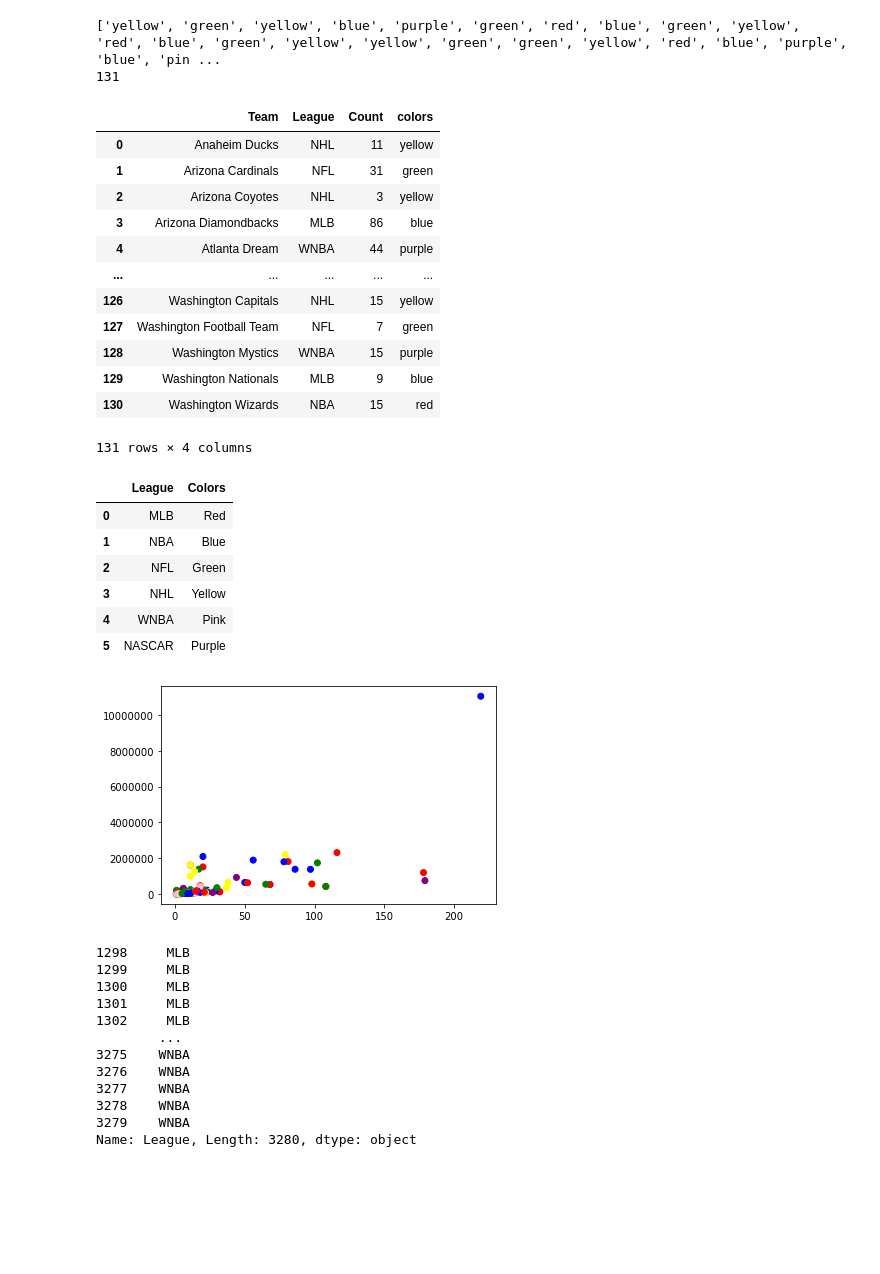
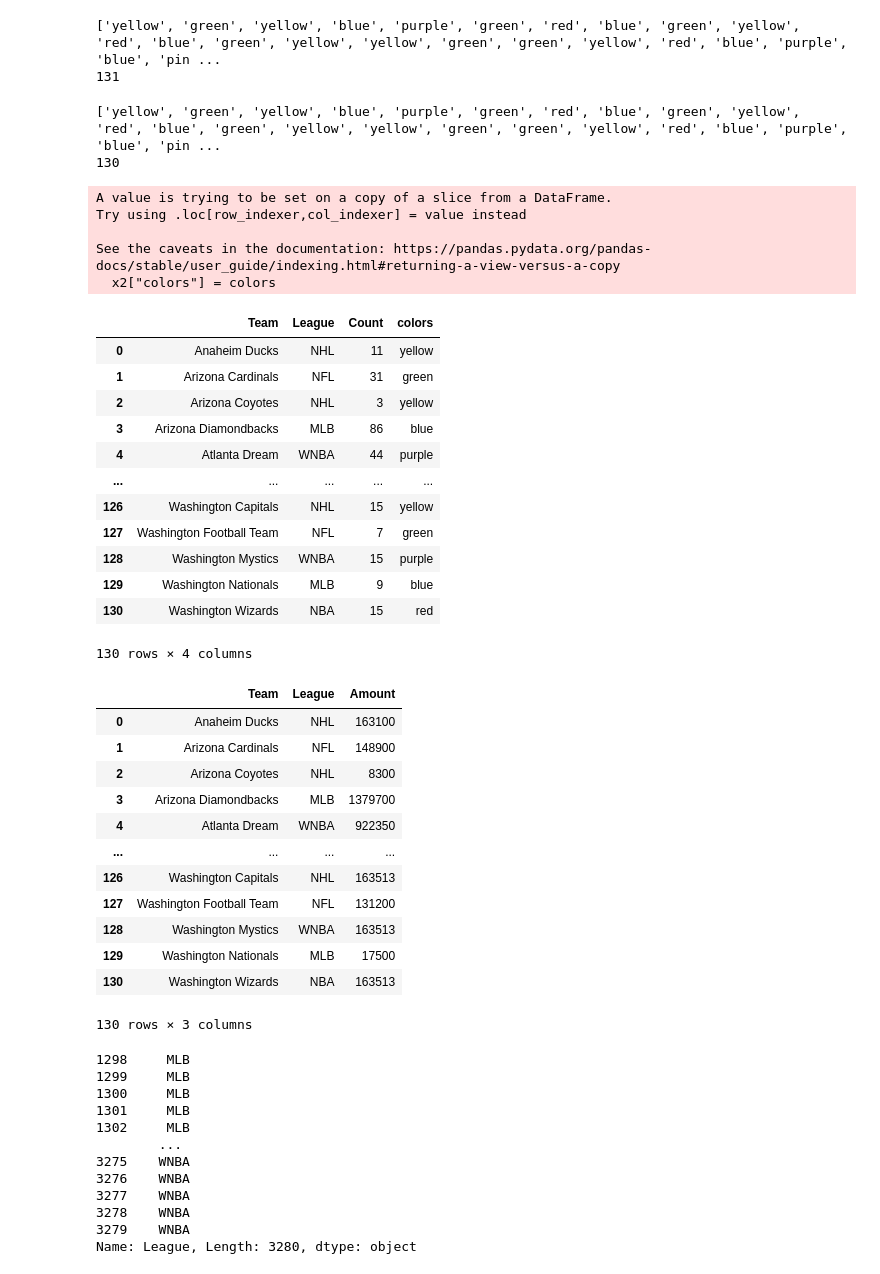
Before and after one commit to richcoca/CIS9655Project, a Jupyter notebook: Austin's Work.ipynb, the cells around one changed output. Cells and saved outputs as stored; diff of their text form; code cells hidden in the pictures; blank space fills up the shorter version.

```diff
--- a/Austin's Work.ipynb
+++ b/Austin's Work.ipynb
@@ -302,10 +261,37 @@ print(len(colors))
 # %% [output]
 ['yellow', 'green', 'yellow', 'blue', 'purple', 'green', 'red', 'blue', 'green', 'yellow', 'red', 'blue', 'green', 'yellow', 'yellow', 'green', 'green', 'yellow', 'red', 'blue', 'purple', 'blue', 'pin ...
 131
+# %%
+colors = []
+for i in x2["League"]:
+    if i == "MLB" or i== "MLB ":
+        colors.append("blue")
+    elif i == "NBA" or i== "NBA ":
+        colors.append("red")
+    elif i == "NFL" or i== "NFL ":
+        colors.append("green")
+    elif i == "NHL" or i== "NHL ":
+        colors.append("yellow")
+    elif i == "NASCAR" or i== "NASCAR ":
+        colors.append("pink")
+    elif i == "WNBA" or i== "WNBA ":
+        colors.append("purple")
+    else:
+        print(i)
+print(colors)
+print(len(colors))
+# %% [output]
+['yellow', 'green', 'yellow', 'blue', 'purple', 'green', 'red', 'blue', 'green', 'yellow', 'red', 'blue', 'green', 'yellow', 'yellow', 'green', 'green', 'yellow', 'red', 'blue', 'purple', 'blue', 'pin ...
+130
 # %%
-x["colors"] = colors
-x
+x2["colors"] = colors
+x2
 # %% [output]
+A value is trying to be set on a copy of a slice from a DataFrame.
+Try using .loc[row_indexer,col_indexer] = value instead
+
+See the caveats in the documentation: https://pandas.pydata.org/pandas-docs/stable/user_guide/indexing.html#returning-a-view-versus-a-copy
+  x2["colors"] = colors
 |  | Team | League | Count | colors |
 | 0 | Anaheim Ducks | NHL | 11 | yellow |
 | 1 | Arizona Cardinals | NFL | 31 | green |
@@ -318,31 +304,27 @@ x
 | 128 | Washington Mystics | WNBA | 15 | purple |
 | 129 | Washington Nationals | MLB | 9 | blue |
 | 130 | Washington Wizards | NBA | 15 | red |
-131 rows × 4 columns
+130 rows × 4 columns
 # %%
 y=dfd.groupby(["Team", "League"],as_index=True)["Amount"].sum().reset_index()
 y = pd.DataFrame(y)
 y
-x2={'League':['MLB','NBA','NFL','NHL','WNBA','NASCAR'],"Colors":["Red",'Blue','Green','Yellow','Pink','Purple']}
-x2=pd.DataFrame(x2)
-x2
+y2= y[y['Team'] != 'San Francisco Giants']
+y2
 # %% [output]
-|  | League | Colors |
-| 0 | MLB | Red |
-| 1 | NBA | Blue |
-| 2 | NFL | Green |
-| 3 | NHL | Yellow |
-| 4 | WNBA | Pink |
-| 5 | NASCAR | Purple |
+|  | Team | League | Amount |
+| 0 | Anaheim Ducks | NHL | 163100 |
+| 1 | Arizona Cardinals | NFL | 148900 |
+| 2 | Arizona Coyotes | NHL | 8300 |
+| 3 | Arizona Diamondbacks | MLB | 1379700 |
+| 4 | Atlanta Dream | WNBA | 922350 |
+| ... | ... | ... | ... |
+| 126 | Washington Capitals | NHL | 163513 |
+| 127 | Washington Football Team | NFL | 131200 |
+| 128 | Washington Mystics | WNBA | 163513 |
+| 129 | Washington Nationals | MLB | 17500 |
+| 130 | Washington Wizards | NBA | 163513 |
+130 rows × 3 columns
-# %%
-plt.scatter(x["Count"],y["Amount"], color = x["colors"])
-plt.ticklabel_format(axis="y",style='plain')
-
-plt.show()
-
-# delete sanfrancisco giants from one graph and one with it after
-# %% [output]
-[figure, removed]
 # %%
 we=dfd['League']
 we
```
Also changed, not shown: parts of 11 cells of this notebook.
